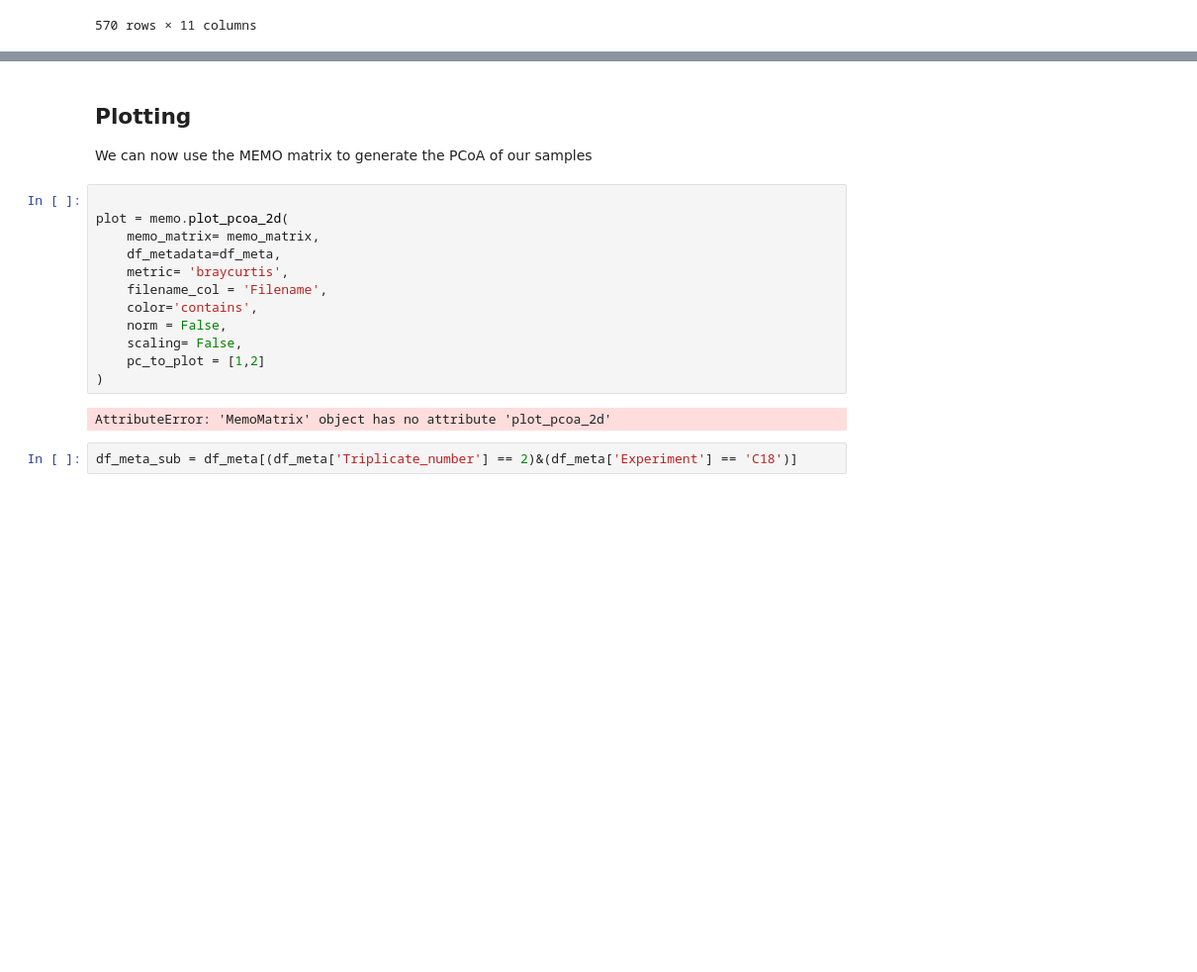
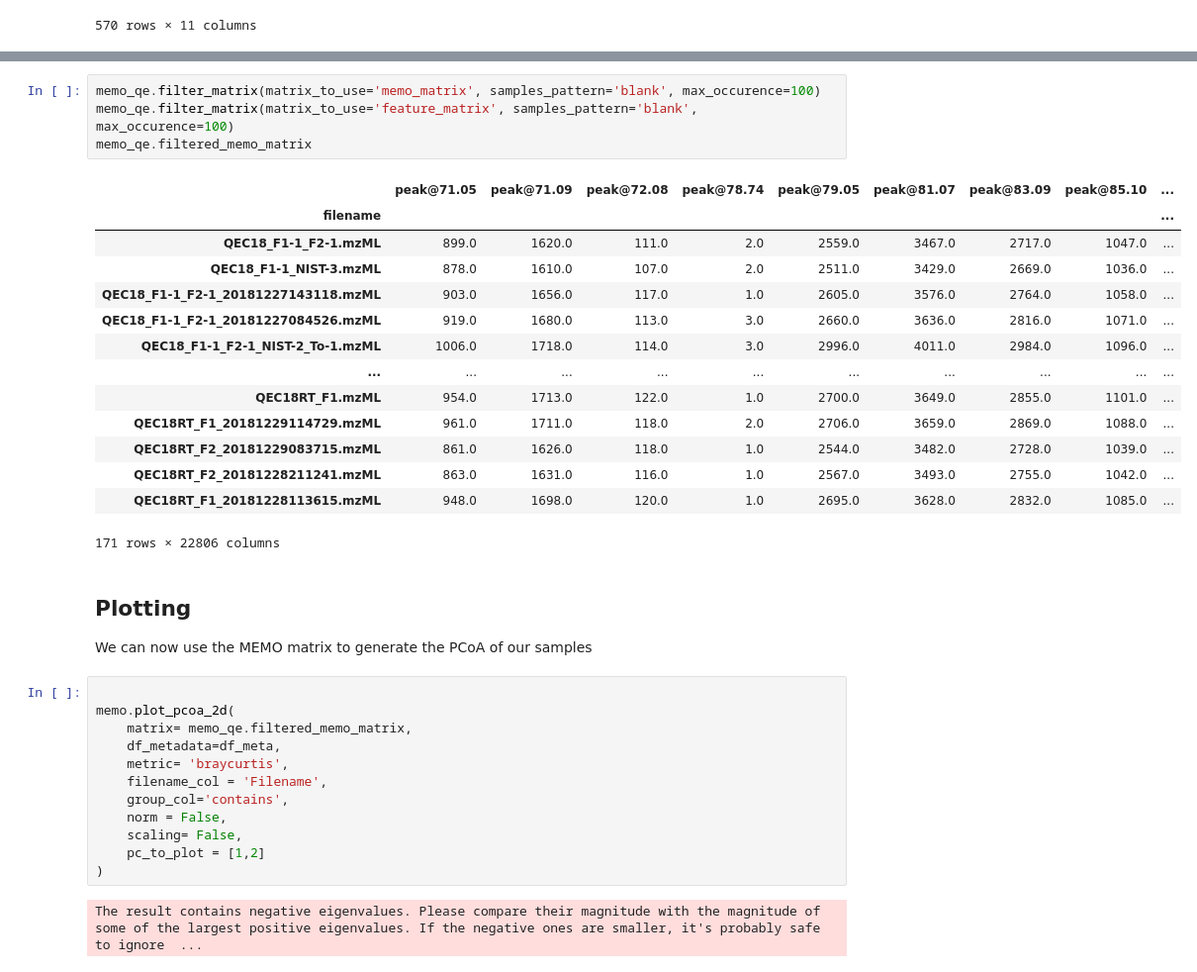
Before and after one commit to mandelbrot-project/memo, a Jupyter notebook: tutorial_memo.ipynb, the cells around one changed output, grey strips where cells are left out. Shown at 99% size. Drawn from its saved outputs; the diff is of its cells as text; blank space fills up the shorter version.

```diff
--- a/tutorial_memo.ipynb
+++ b/tutorial_memo.ipynb
@@ -161,20 +134,37 @@ memo_matrix_filtered
+# %%
+memo_qe.filter_matrix(matrix_to_use='memo_matrix', samples_pattern='blank', max_occurence=100)
+memo_qe.filter_matrix(matrix_to_use='feature_matrix', samples_pattern='blank', max_occurence=100)
+memo_qe.filtered_memo_matrix
+# %% [output]
+|  | peak@71.05 | peak@71.09 | peak@72.08 | peak@78.74 | peak@79.05 | peak@81.07 | peak@83.09 | peak@85.10 | ... |
+| filename |  |  |  |  |  |  |  |  | ... |
+| QEC18_F1-1_F2-1.mzML | 899.0 | 1620.0 | 111.0 | 2.0 | 2559.0 | 3467.0 | 2717.0 | 1047.0 | ... |
+| QEC18_F1-1_NIST-3.mzML | 878.0 | 1610.0 | 107.0 | 2.0 | 2511.0 | 3429.0 | 2669.0 | 1036.0 | ... |
+| QEC18_F1-1_F2-1_20181227143118.mzML | 903.0 | 1656.0 | 117.0 | 1.0 | 2605.0 | 3576.0 | 2764.0 | 1058.0 | ... |
+| QEC18_F1-1_F2-1_20181227084526.mzML | 919.0 | 1680.0 | 113.0 | 3.0 | 2660.0 | 3636.0 | 2816.0 | 1071.0 | ... |
+| QEC18_F1-1_F2-1_NIST-2_To-1.mzML | 1006.0 | 1718.0 | 114.0 | 3.0 | 2996.0 | 4011.0 | 2984.0 | 1096.0 | ... |
+| ... | ... | ... | ... | ... | ... | ... | ... | ... | ... |
+| QEC18RT_F1.mzML | 954.0 | 1713.0 | 122.0 | 1.0 | 2700.0 | 3649.0 | 2855.0 | 1101.0 | ... |
+| QEC18RT_F1_20181229114729.mzML | 961.0 | 1711.0 | 118.0 | 2.0 | 2706.0 | 3659.0 | 2869.0 | 1088.0 | ... |
+| QEC18RT_F2_20181229083715.mzML | 861.0 | 1626.0 | 118.0 | 1.0 | 2544.0 | 3482.0 | 2728.0 | 1039.0 | ... |
+| QEC18RT_F2_20181228211241.mzML | 863.0 | 1631.0 | 116.0 | 1.0 | 2567.0 | 3493.0 | 2755.0 | 1042.0 | ... |
+| QEC18RT_F1_20181228113615.mzML | 948.0 | 1698.0 | 120.0 | 1.0 | 2695.0 | 3628.0 | 2832.0 | 1085.0 | ... |
+171 rows × 22806 columns
 # %% [markdown]
 ## Plotting
 
 We can now use the MEMO matrix to generate the PCoA of our samples
 # %%
 
-plot = memo.plot_pcoa_2d(
-    memo_matrix= memo_matrix,
+memo.plot_pcoa_2d(
+    matrix= memo_qe.filtered_memo_matrix,
     df_metadata=df_meta,
     metric= 'braycurtis',
     filename_col = 'Filename',
-    color='contains',
+    group_col='contains',
     norm = False,
     scaling= False,
     pc_to_plot = [1,2]
 )
 # %% [output]
-AttributeError: 'MemoMatrix' object has no attribute 'plot_pcoa_2d'
+The result contains negative eigenvalues. Please compare their magnitude with the magnitude of some of the largest positive eigenvalues. If the negative ones are smaller, it's probably safe to ignore  ...
-# %%
-df_meta_sub = df_meta[(df_meta['Triplicate_number'] == 2)&(df_meta['Experiment'] == 'C18')]
```
Also changed, not shown: parts of 26 cells of this notebook, 9 other files.
